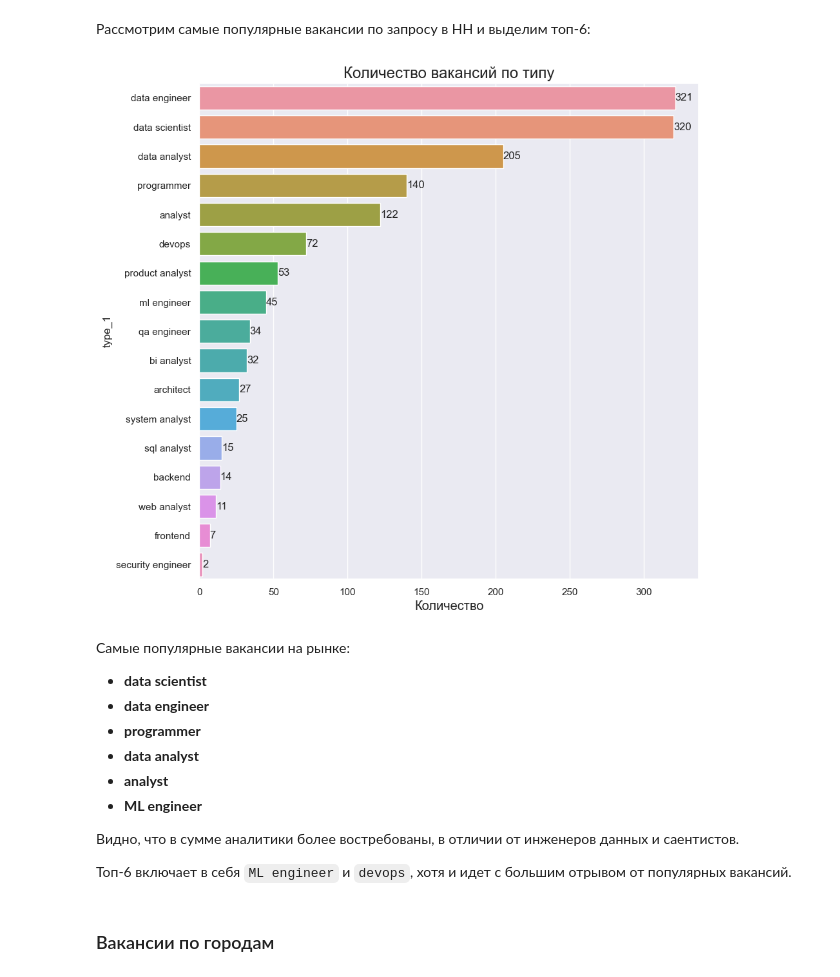
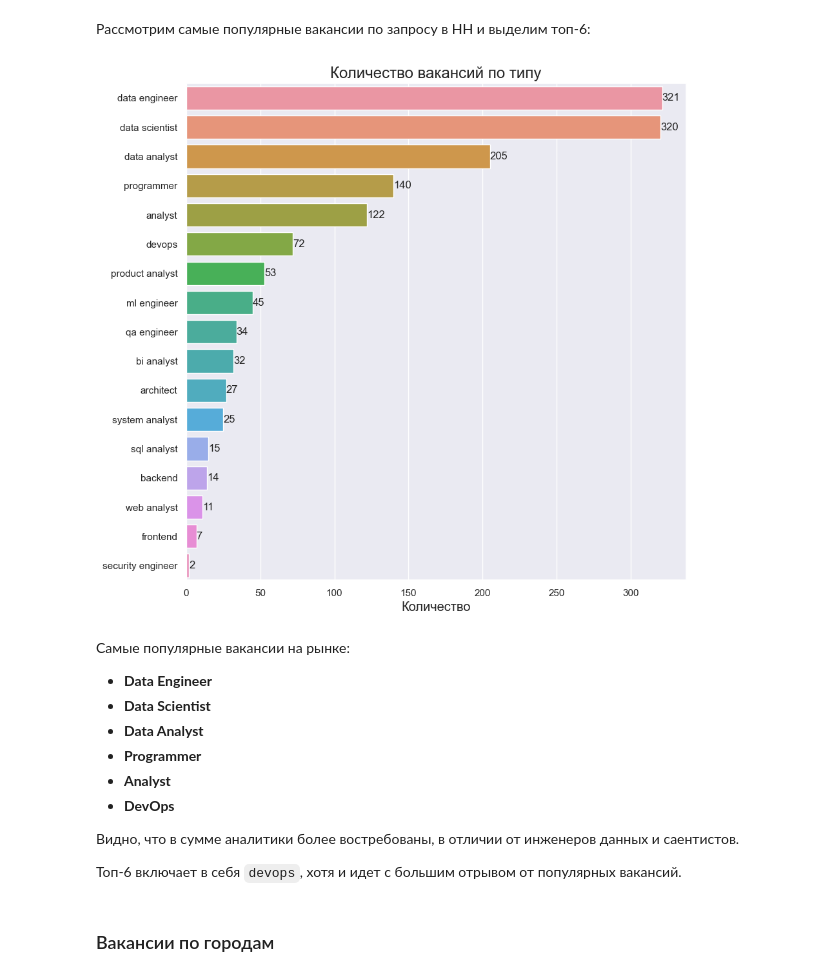
Before and after one commit to KirillErokhin/hh_parser, a Jupyter notebook: hh_dp_EDA.ipynb, the cells around one changed output. Drawn from its saved outputs; the diff is of its cells as text; code cells hidden in the pictures.

```diff
--- a/hh_dp_EDA.ipynb
+++ b/hh_dp_EDA.ipynb
@@ -430,32 +430,33 @@ df.head()
 # %%
 counts = df['type_1'].value_counts()
 counts_top = counts[0:6]
 
 colors = [random_color() for x in range(len(counts_top))]
 
 plt.figure(figsize=(10,10))
 plt.tight_layout()
 plt.title('Количество вакансий по типу', fontsize='x-large')
 ax = sns.barplot(y=counts.index, x=counts, orient='h')
 ax.bar_label(ax.containers[0])
 plt.xlabel('Количество', fontsize='large')
+plt.ylabel('')
 plt.savefig('./img/vacancies_count.jpg', bbox_inches='tight')
 plt.show()
 # %% [output]
-[figure, old version]
+[figure, new version]
 # %% [markdown]
 Самые популярные вакансии на рынке:
 
-- **data scientist**
-- **data engineer**
-- **programmer**
-- **data analyst**
-- **analyst**
-- **ML engineer**
+- **Data Engineer**
+- **Data Scientist**
+- **Data Analyst**
+- **Programmer**
+- **Analyst**
+- **DevOps**
 
 Видно, что в сумме аналитики более востребованы, в отличии от инженеров данных и саентистов.
 
-Топ-6 включает в себя `ML engineer` и `devops`, хотя и идет с большим отрывом от популярных вакансий.
+Топ-6 включает в себя `devops`, хотя и идет с большим отрывом от популярных вакансий.
 # %% [markdown]
 ### Вакансии по городам
 # %%
```
Also changed, not shown: parts of 10 cells of this notebook, 2 other files.
